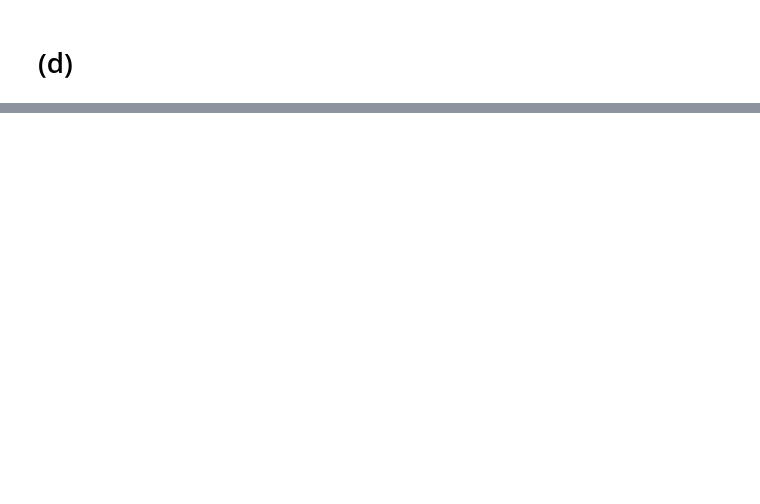
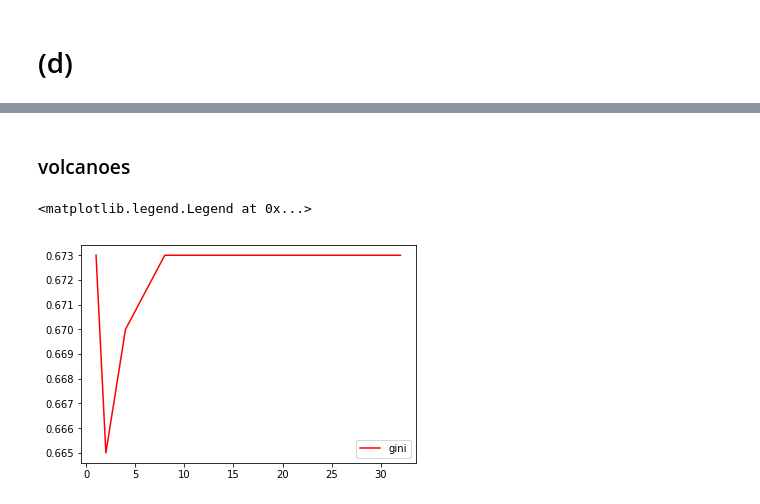
Before and after one commit to choH/csds440_programming_exercises, a Jupyter notebook: assignment_1/solution.ipynb, the cells around one changed output, grey strips where cells are left out. Drawn from its saved outputs; the diff is of its cells as text; code cells hidden in the pictures; blank space fills up the shorter version.

```diff
--- a/assignment_1/solution.ipynb
+++ b/assignment_1/solution.ipynb
@@ -276,0 +293,10 @@ We may reach the following two conclusions.
+# %% [markdown]
+### volcanoes
+# %%
+gini = [0.673, 0.665, 0.670, 0.673, 0.673, 0.673]
+x = [1, 2, 4, 8, 16, 32]
+plt.plot(x, gini, color="red", label="gini")
+plt.legend()
+# %% [output]
+<matplotlib.legend.Legend at 0x...>
+[figure, added]
```
Also changed, not shown: parts of 12 cells of this notebook.
